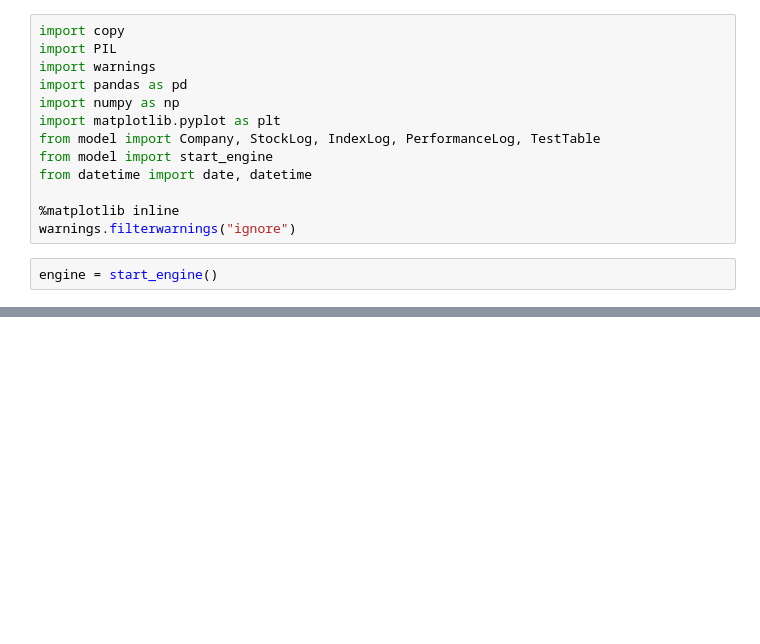
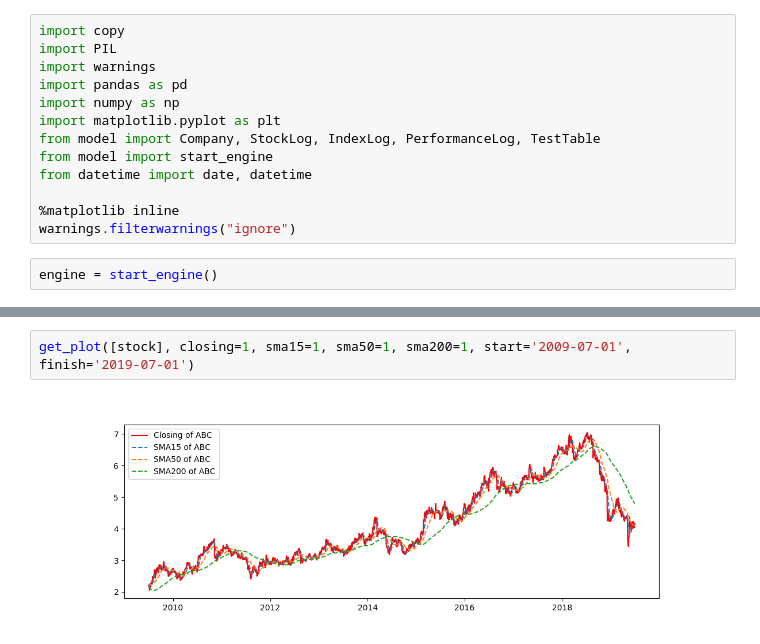
Before and after one commit to natashajenny/StockIt, a Jupyter notebook: scripts/grapher.ipynb, the cells around one changed output, grey strips where cells are left out. Saved outputs shown, nothing was run; the diff lists cells and outputs as text; blank space fills up the shorter version.

```diff
--- a/scripts/grapher.ipynb
+++ b/scripts/grapher.ipynb
@@ -249,0 +199,4 @@ get_plot(['ABC'], dp_ratio=1, pb_ratio=1, size=(12, 2), start='2018-07-01', fini
+# %%
+get_plot([stock], closing=1, sma15=1, sma50=1, sma200=1, start='2009-07-01', finish='2019-07-01')
+# %% [output]
+[figure, added]
```
Also changed, not shown: parts of 34 cells of this notebook, 4 other files.
